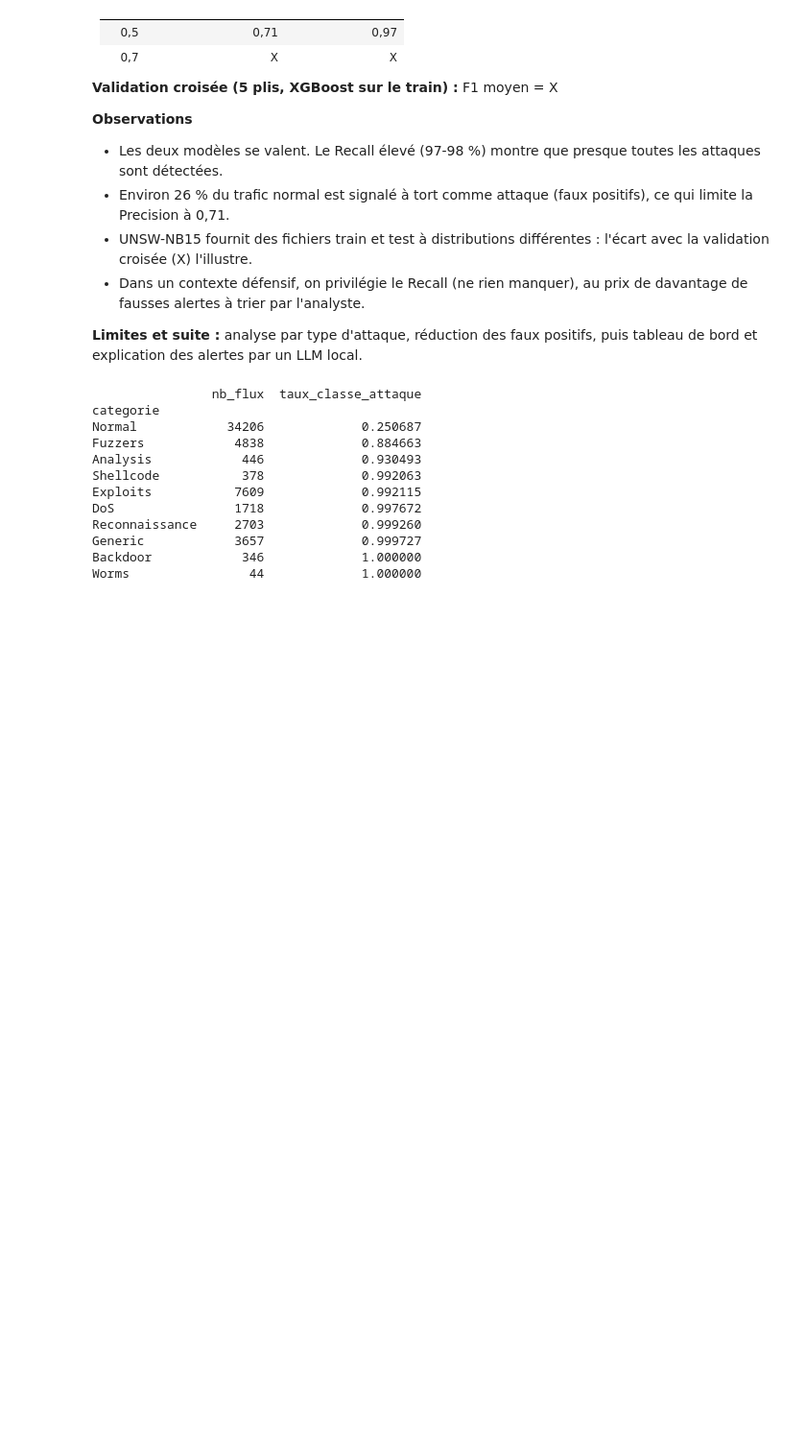
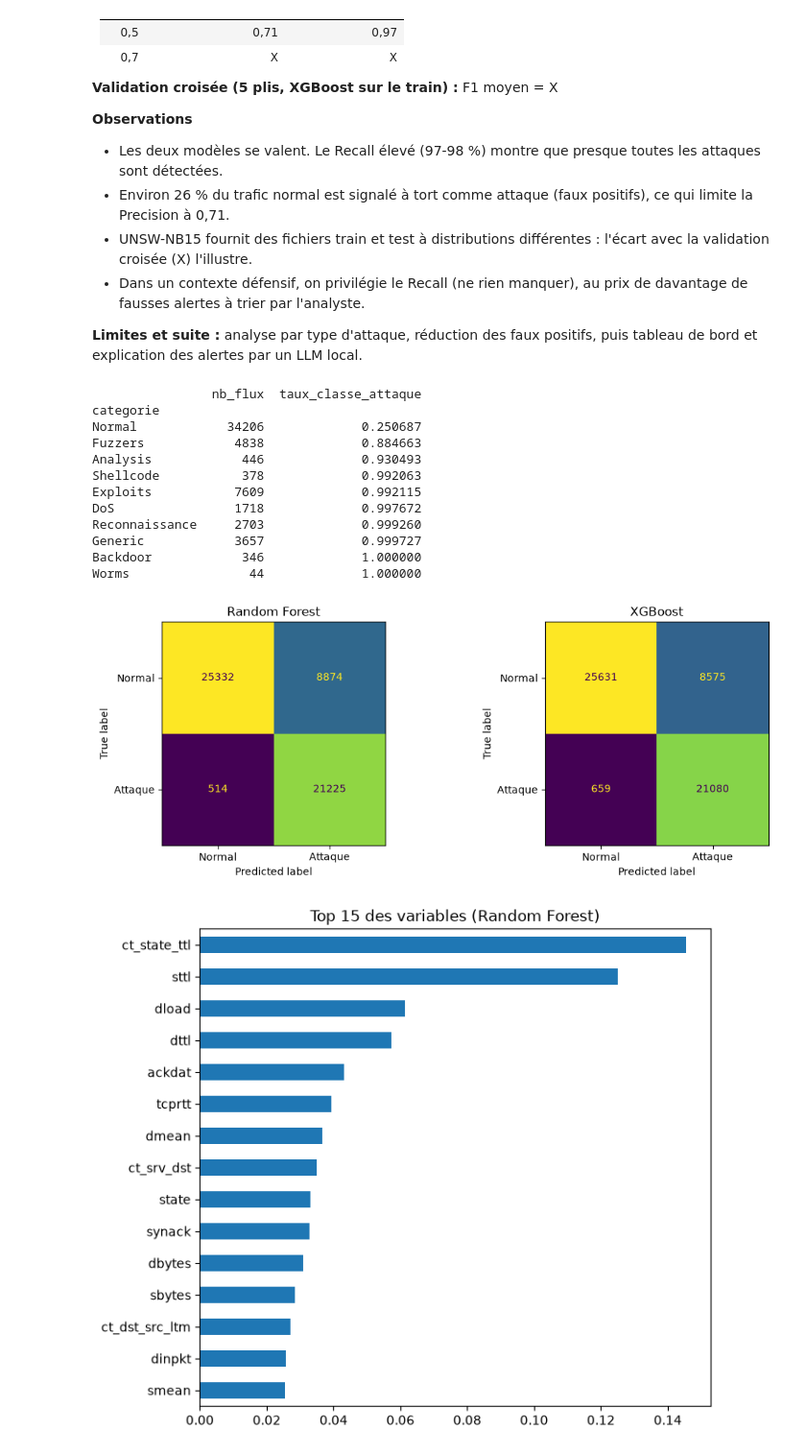
Before and after one commit to mohamedyassine3/ai-soc-assistant, a Jupyter notebook: notebooks/03_training.ipynb, the cells around one changed output. Shown at 96% size. Drawn from its saved outputs; the diff is of its cells as text; code cells hidden in the pictures; blank space fills up the shorter version.

```diff
--- a/notebooks/03_training.ipynb
+++ b/notebooks/03_training.ipynb
@@ -172,3 +172,25 @@ Reconnaissance     2703             0.999260
 Generic            3657             0.999727
 Backdoor            346             1.000000
 Worms                44             1.000000
+# %%
+os.makedirs("../docs", exist_ok=True)
+
+# Matrices de confusion
+fig, axes = plt.subplots(1, 2, figsize=(11, 4))
+for ax, (name, pred) in zip(axes, [("Random Forest", pred_rf), ("XGBoost", pred_xgb)]):
+    ConfusionMatrixDisplay(confusion_matrix(y_test, pred),
+                           display_labels=["Normal", "Attaque"]).plot(ax=ax, colorbar=False)
+    ax.set_title(name)
+plt.tight_layout()
+plt.savefig("../docs/confusion_matrices.png", dpi=150)
+plt.show()
+
+# Importance des variables
+imp = pd.Series(rf.feature_importances_, index=X_train.columns).sort_values().tail(15)
+imp.plot(kind="barh", figsize=(7, 6), title="Top 15 des variables (Random Forest)")
+plt.tight_layout()
+plt.savefig("../docs/feature_importance.png", dpi=150)
+plt.show()
+# %% [output]
+[figure, added]
+[figure, added]
```
Also changed, not shown: 3 other files.
